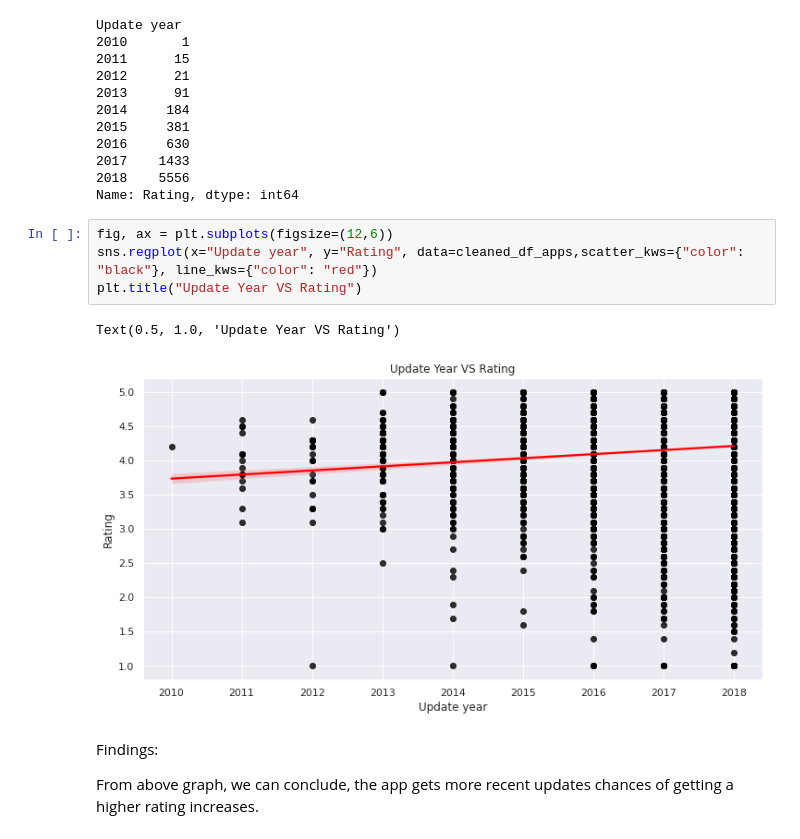
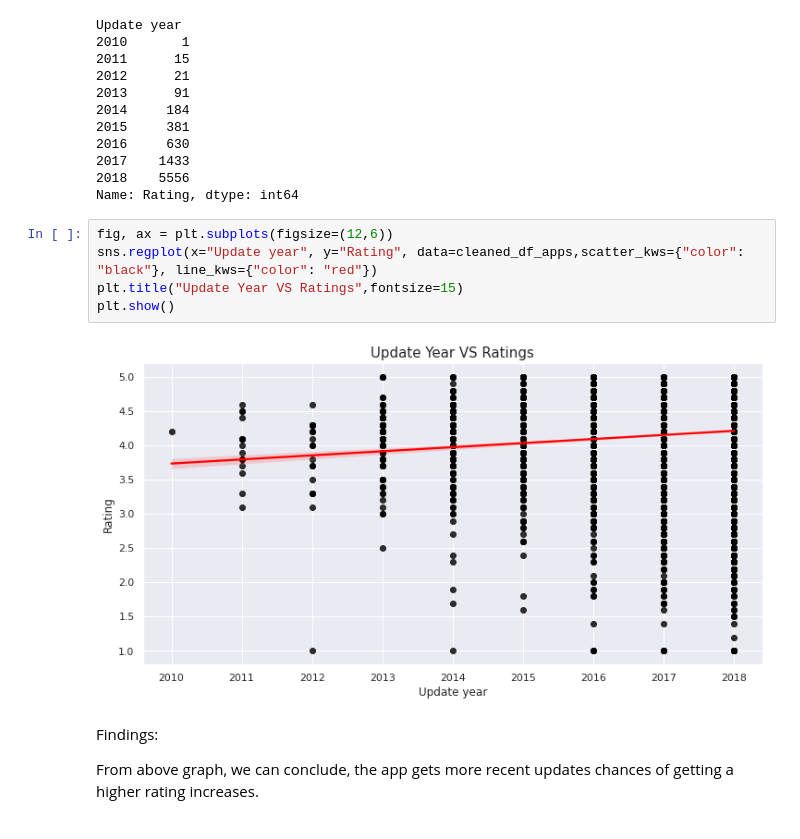
Before and after one commit to Shubhangani-Tiwari/Play-Store--Apps-Reviews-Project, a Jupyter notebook: Copy_of_MY_PROJECT_Capstone_Project.ipynb, the cells around one changed output. Saved outputs shown, nothing was run; the diff lists cells and outputs as text.

```diff
--- a/Copy_of_MY_PROJECT_Capstone_Project.ipynb
+++ b/Copy_of_MY_PROJECT_Capstone_Project.ipynb
@@ -1665,10 +1654,10 @@ Name: Rating, dtype: int64
 # %%
 fig, ax = plt.subplots(figsize=(12,6))
 sns.regplot(x="Update year", y="Rating", data=cleaned_df_apps,scatter_kws={"color": "black"}, line_kws={"color": "red"})
-plt.title("Update Year VS Rating")
+plt.title("Update Year VS Ratings",fontsize=15)
+plt.show()
 # %% [output]
-Text(0.5, 1.0, 'Update Year VS Rating')
-[figure, old version]
+[figure, new version]
 # %% [markdown]
 Findings:
 
```
Also changed, not shown: parts of 14 cells of this notebook.
